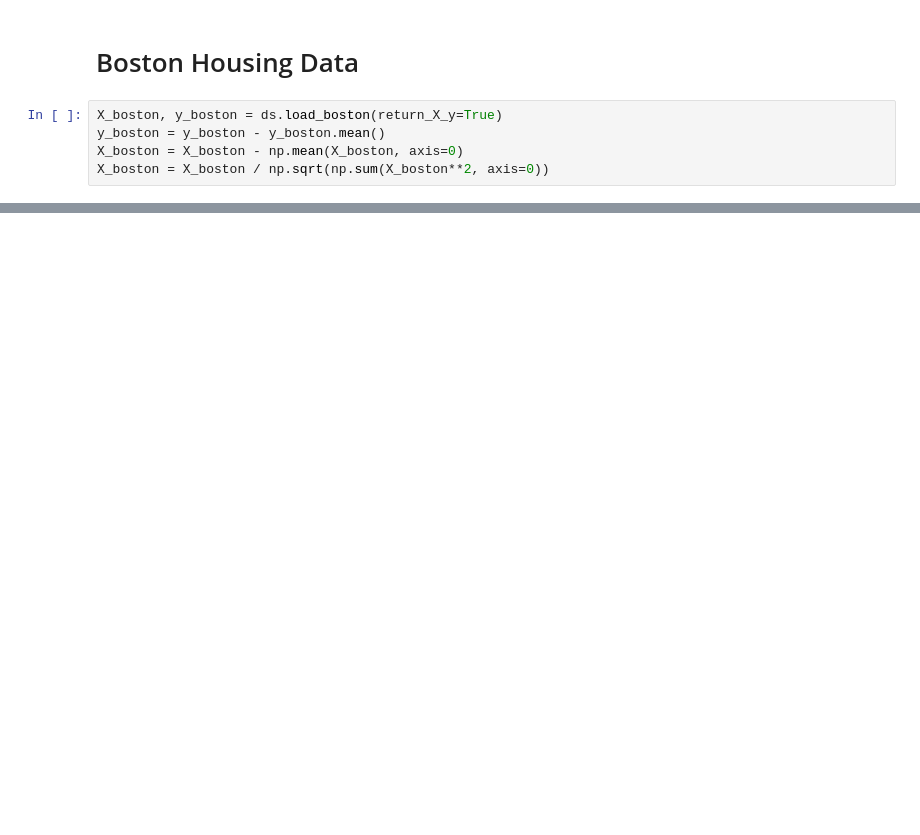
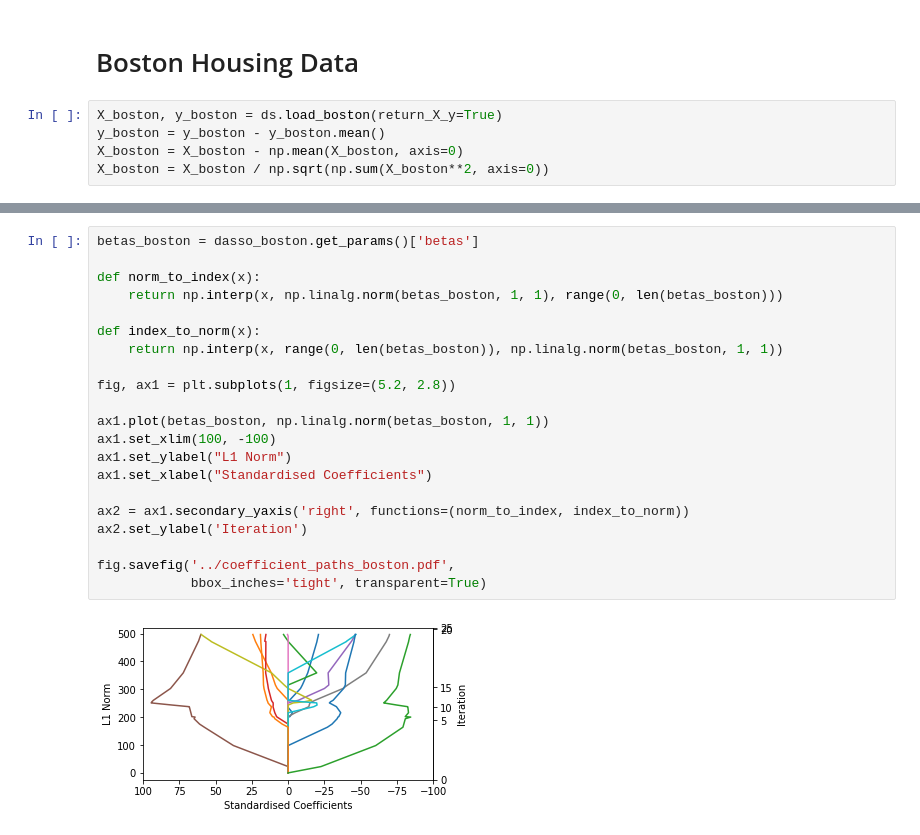
Before and after one commit to liuchbryan/statml, a Jupyter notebook: M3/DASSO.ipynb, the cells around one changed output, grey strips where cells are left out. Cells and saved outputs as stored; diff of their text form; blank space fills up the shorter version.

```diff
--- a/M3/DASSO.ipynb
+++ b/M3/DASSO.ipynb
@@ -328 +354,24 @@ dasso_boston.fit(X_boston, y_boston)
 Iteration 21: ||c||_inf = 1.452449271965861e-13
+# %%
+betas_boston = dasso_boston.get_params()['betas']
+
+def norm_to_index(x):
+    return np.interp(x, np.linalg.norm(betas_boston, 1, 1), range(0, len(betas_boston)))
+
+def index_to_norm(x):
+    return np.interp(x, range(0, len(betas_boston)), np.linalg.norm(betas_boston, 1, 1))
+
+fig, ax1 = plt.subplots(1, figsize=(5.2, 2.8))
+
+ax1.plot(betas_boston, np.linalg.norm(betas_boston, 1, 1))
+ax1.set_xlim(100, -100)
+ax1.set_ylabel("L1 Norm")
+ax1.set_xlabel("Standardised Coefficients")
+
+ax2 = ax1.secondary_yaxis('right', functions=(norm_to_index, index_to_norm))
+ax2.set_ylabel('Iteration')
+
+fig.savefig('../coefficient_paths_boston.pdf',
+            bbox_inches='tight', transparent=True)
+# %% [output]
+[figure, added]
```
Also changed, not shown: parts of 8 cells of this notebook, 2 other files.
